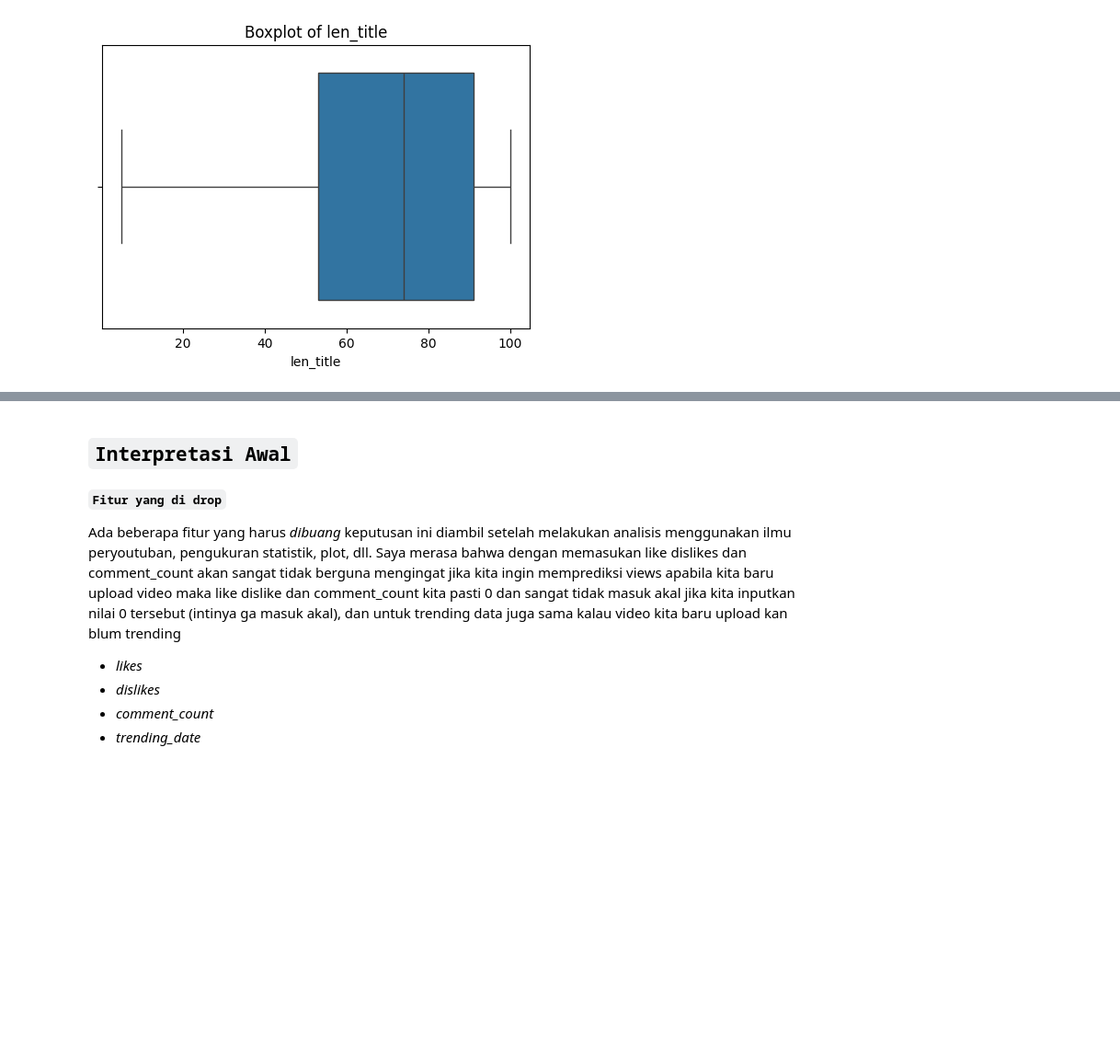
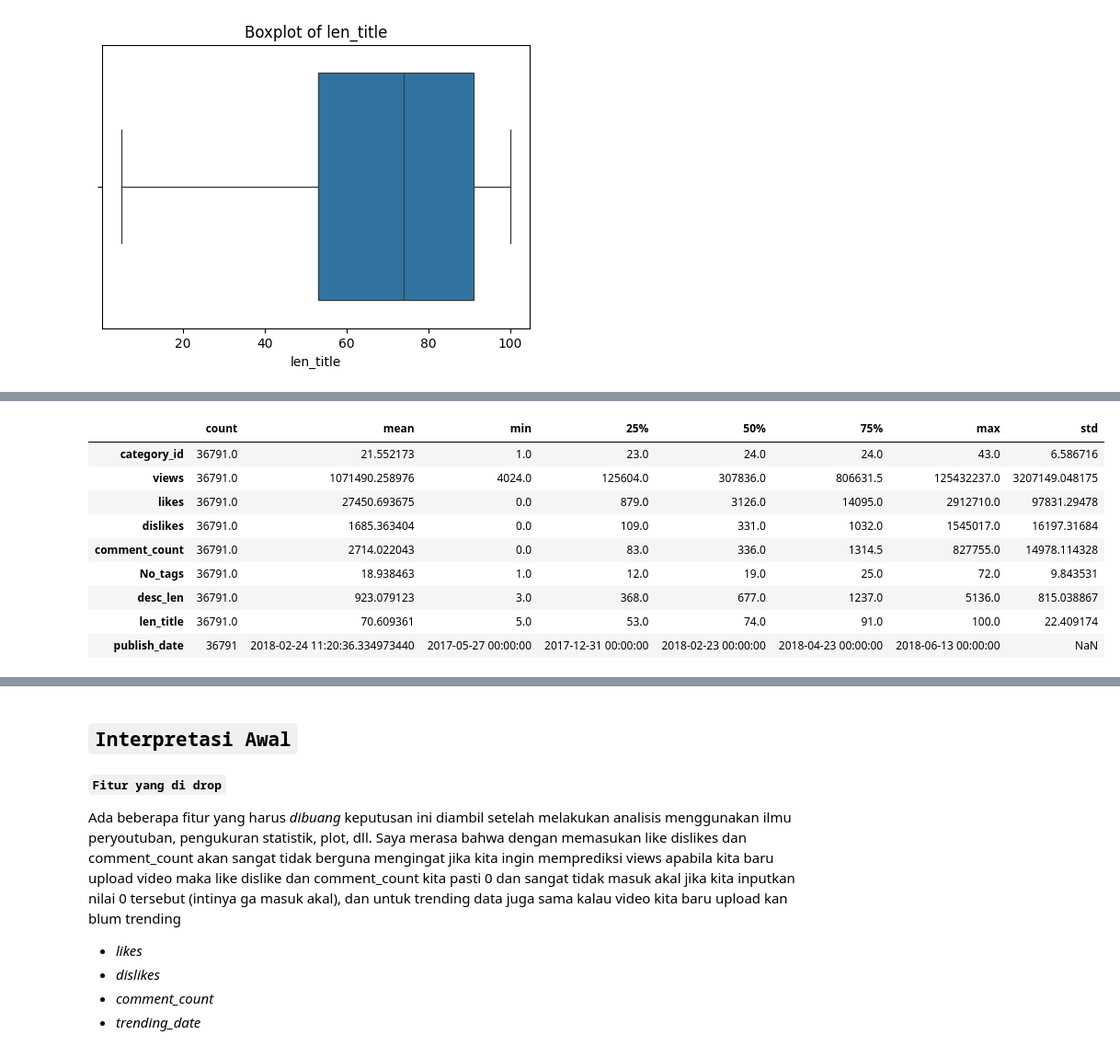
Before and after one commit to AgungHari/Rakamin_HW_MachineLearning_SupervisedLearning, a Jupyter notebook: Homework/part1_EDA_Mentah.ipynb, the cells around one changed output, grey strips where cells are left out. Shown at 92% size. Cells and saved outputs as stored; diff of their text form; code cells hidden in the pictures; blank space fills up the shorter version.

```diff
--- a/Homework/part1_EDA_Mentah.ipynb
+++ b/Homework/part1_EDA_Mentah.ipynb
@@ -185,0 +212,15 @@ for col in num_cols:
+# %%
+desc_table = df.describe().T
+# %%
+desc_table
+# %% [output]
+|  | count | mean | min | 25% | 50% | 75% | max | std |
+| category_id | 36791.0 | 21.552173 | 1.0 | 23.0 | 24.0 | 24.0 | 43.0 | 6.586716 |
+| views | 36791.0 | 1071490.258976 | 4024.0 | 125604.0 | 307836.0 | 806631.5 | 125432237.0 | 3207149.048175 |
+| likes | 36791.0 | 27450.693675 | 0.0 | 879.0 | 3126.0 | 14095.0 | 2912710.0 | 97831.29478 |
+| dislikes | 36791.0 | 1685.363404 | 0.0 | 109.0 | 331.0 | 1032.0 | 1545017.0 | 16197.31684 |
+| comment_count | 36791.0 | 2714.022043 | 0.0 | 83.0 | 336.0 | 1314.5 | 827755.0 | 14978.114328 |
+| No_tags | 36791.0 | 18.938463 | 1.0 | 12.0 | 19.0 | 25.0 | 72.0 | 9.843531 |
+| desc_len | 36791.0 | 923.079123 | 3.0 | 368.0 | 677.0 | 1237.0 | 5136.0 | 815.038867 |
+| len_title | 36791.0 | 70.609361 | 5.0 | 53.0 | 74.0 | 91.0 | 100.0 | 22.409174 |
+| publish_date | 36791 | 2018-02-24 11:20:36.334973440 | 2017-05-27 00:00:00 | 2017-12-31 00:00:00 | 2018-02-23 00:00:00 | 2018-04-23 00:00:00 | 2018-06-13 00:00:00 | NaN |
```
Also changed, not shown: parts of 4 cells of this notebook, 22 other files.
